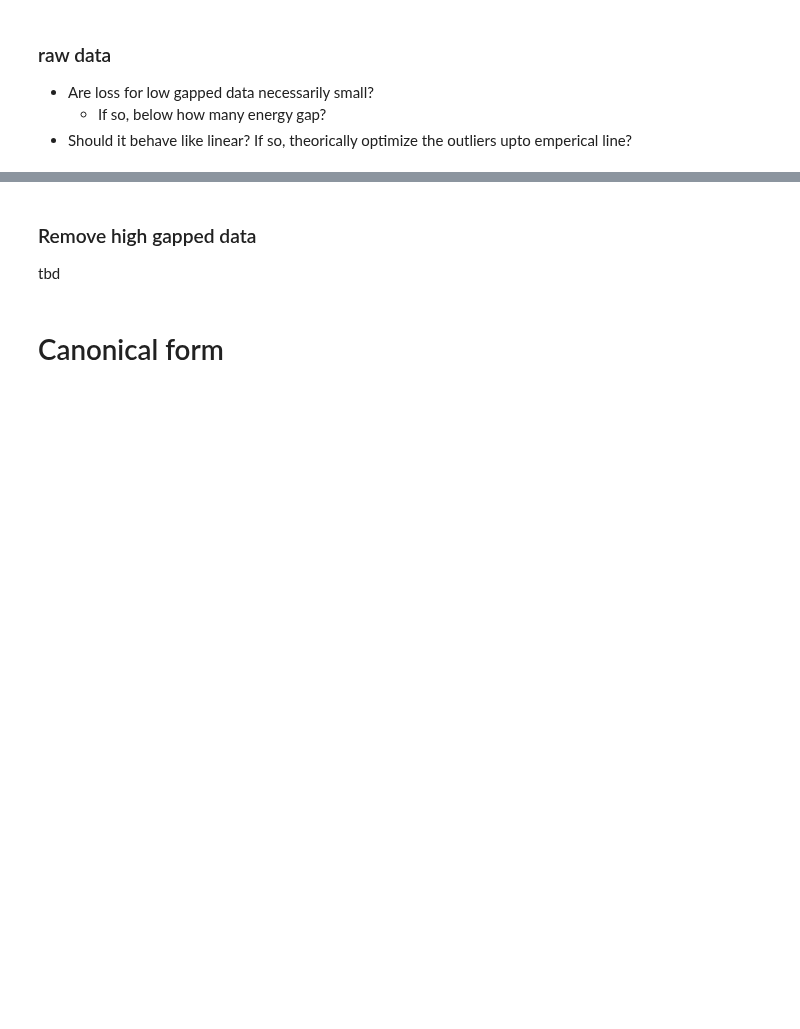
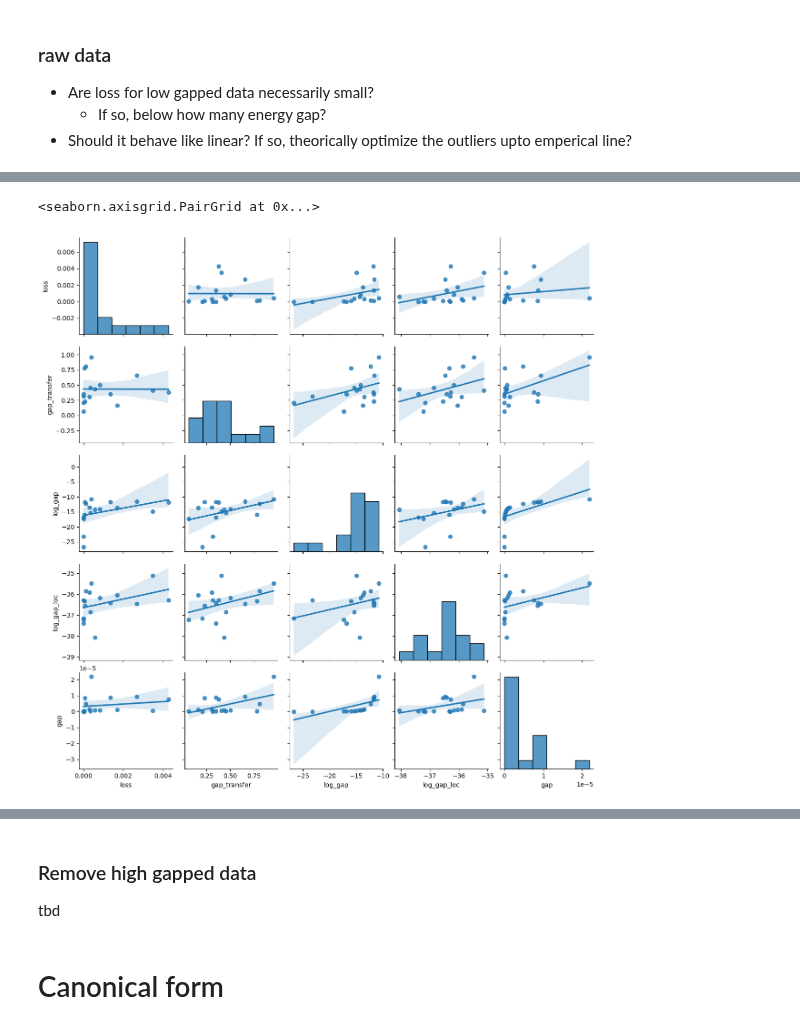
Before and after one commit to MKrbm/worms, a Jupyter notebook: python/rmsKit/visualize/MPS_property.ipynb, the cells around one changed output, grey strips where cells are left out. Cells and saved outputs as stored; diff of their text form; code cells hidden in the pictures; blank space fills up the shorter version.

```diff
--- a/python/rmsKit/visualize/MPS_property.ipynb
+++ b/python/rmsKit/visualize/MPS_property.ipynb
@@ -80,0 +106,5 @@ plt.show()
+# %%
+sns.pairplot(df[df.log_gap < -10][['loss', 'gap_transfer', "log_gap", "log_gap_loc", "gap"]] , kind='reg' , diag_kind="hist")
+# %% [output]
+<seaborn.axisgrid.PairGrid at 0x...>
+[figure, added]
```
Also changed, not shown: parts of 17 cells of this notebook, 3 other files.
